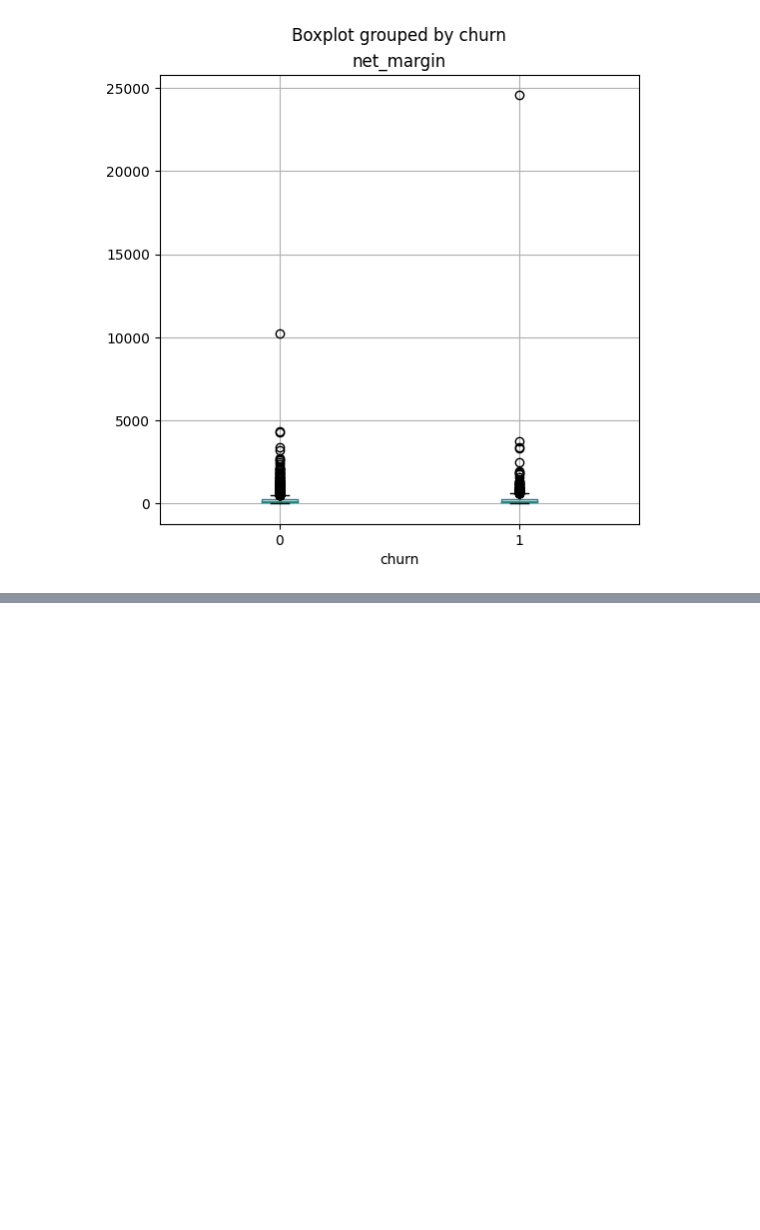
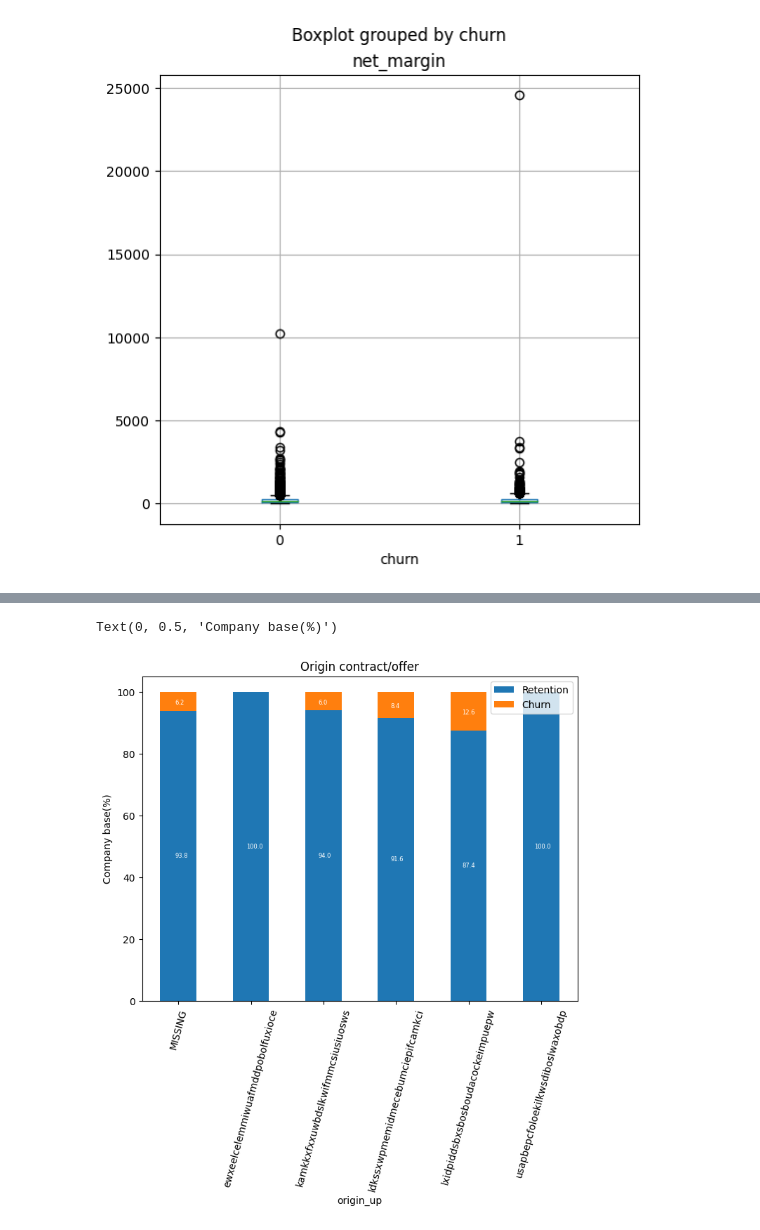
Before and after one commit to konyeinmg/BCG_virtual_intern, a Jupyter notebook: analysis.ipynb, the cells around one changed output, grey strips where cells are left out. Saved outputs shown, nothing was run; the diff lists cells and outputs as text; code cells hidden in the pictures; blank space fills up the shorter version.

```diff
--- a/analysis.ipynb
+++ b/analysis.ipynb
@@ -354,0 +387,12 @@ power = client_df[["id", "pow_max", "churn"]]
+# %%
+origin = other_cols.groupby([other_cols["origin_up"], other_cols["churn"]])["id"].count().unstack(level=1)
+origin_percentage = (origin.div(origin.sum(axis=1), axis=0)*100)
+# %%
+ax=origin_percentage.plot(kind='bar',stacked=True,figsize=(8,6),rot=75)
+annotate_stacked_bars(ax, textsize=6)
+plt.title('Origin contract/offer')
+plt.legend(['Retention','Churn'],loc='upper right')
+plt.ylabel('Company base(%)')
+# %% [output]
+Text(0, 0.5, 'Company base(%)')
+[figure, added]
```
Also changed, not shown: parts of 6 cells of this notebook.
